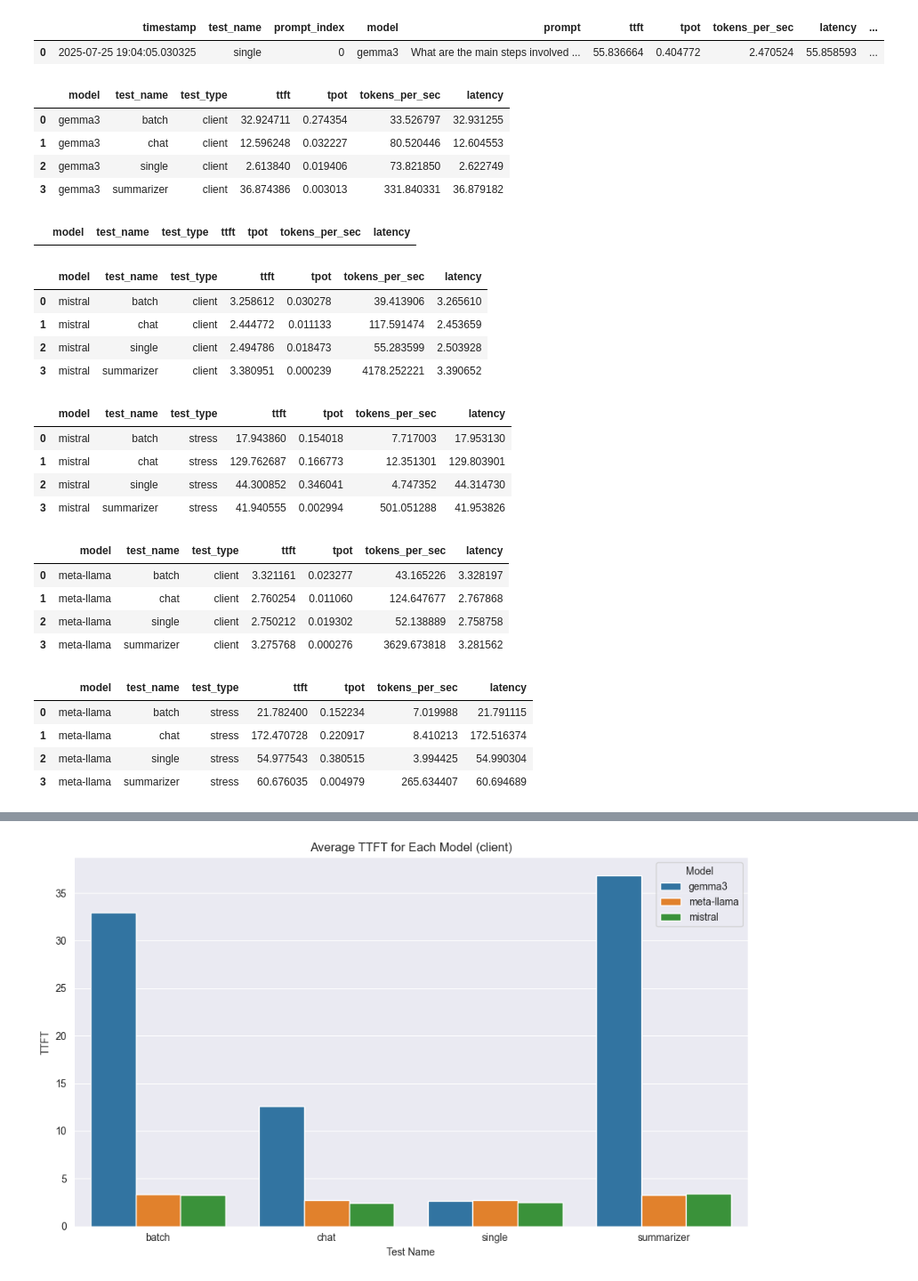
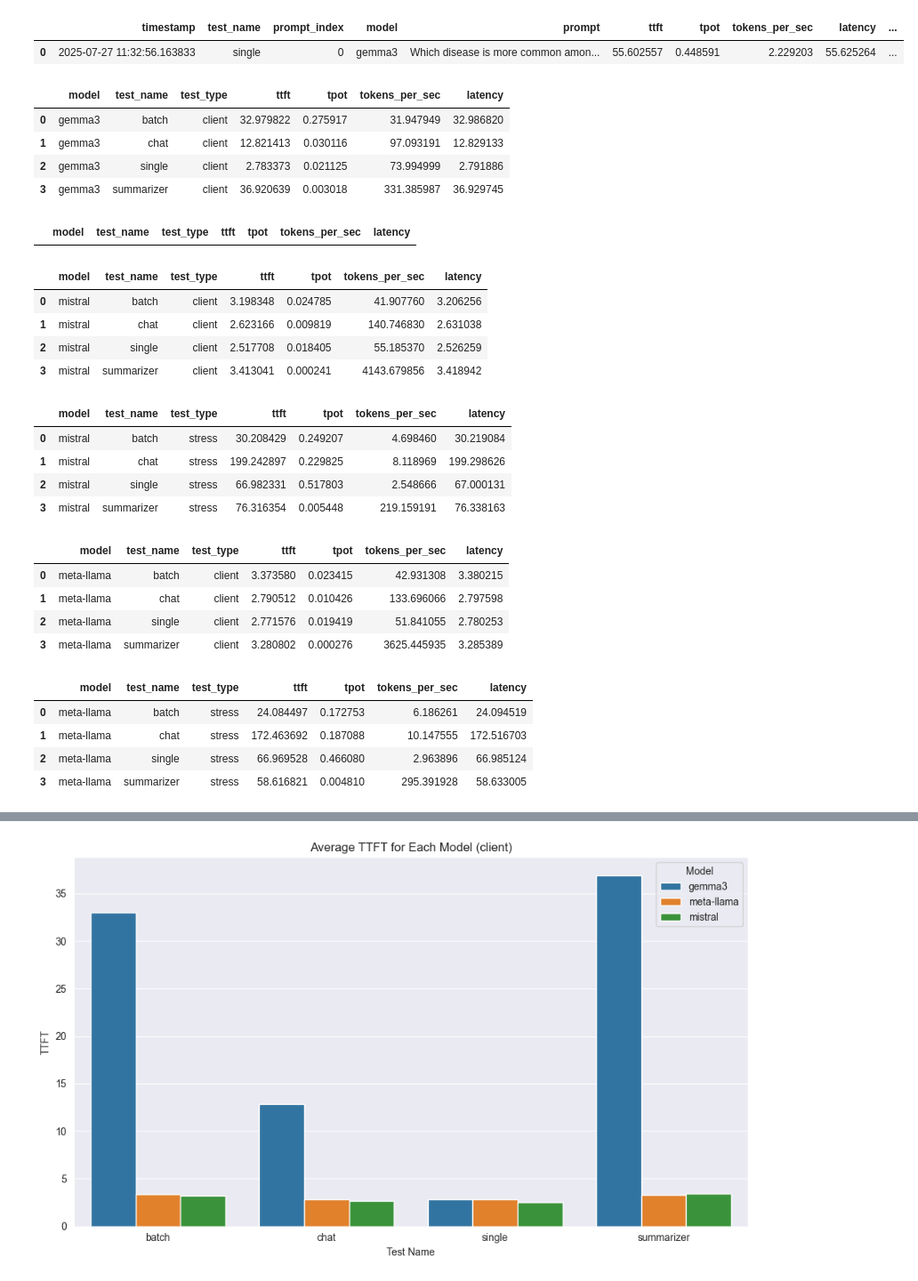
Before and after one commit to vanjaluk8/eksperiment_LLM, a Jupyter notebook: metrike/obrada_gotova/analiza_test2.ipynb, the cells around one changed output, grey strips where cells are left out. Shown at 89% size. Cells and saved outputs as stored; diff of their text form; code cells hidden in the pictures.

```diff
--- a/metrike/obrada_gotova/analiza_test2.ipynb
+++ b/metrike/obrada_gotova/analiza_test2.ipynb
@@ -1,36 +1,36 @@
 # %%
 # UČITAVANJE REZULTATA
 # Prilagodi imena CSV-ova!
 import pandas as pd
 
-df1 = pd.read_csv("prompts_single/1_prompt_test_results.csv")
-df2 = pd.read_csv("prompts_single/2_chat_test_results.csv")
-df3 = pd.read_csv("prompts_single/3_summarize_test_results.csv")
-df4 = pd.read_csv("prompts_single/4_batch_test_results.csv")
+df1 = pd.read_csv("../podaci/optimizirano/smoke/1_prompt_test_results.csv")
+df2 = pd.read_csv("../podaci/optimizirano/smoke/2_chat_test_results.csv")
+df3 = pd.read_csv("../podaci/optimizirano/smoke/3_summarize_test_results.csv")
+df4 = pd.read_csv("../podaci/optimizirano/smoke/4_batch_test_results.csv")
 
 user_df = pd.concat([df1, df2, df3, df4], ignore_index=True)
 
-dfa = pd.read_csv("locust/1_locust_prompt_test_results.csv")
-dfb = pd.read_csv("locust/2_locust_chat_test_results.csv")
-dfc = pd.read_csv("locust/3_locust_summarize_test_results.csv")
-dfd = pd.read_csv("locust/4_locust_batch_test_results.csv")
+dfa = pd.read_csv("../podaci/optimizirano/stress/1_prompt_test_results.csv")
+dfb = pd.read_csv("../podaci/optimizirano/stress/2_chat_test_results.csv")
+dfc = pd.read_csv("../podaci/optimizirano/stress/3_summarize_test_results.csv")
+dfd = pd.read_csv("../podaci/optimizirano/stress/4_batch_test_results.csv")
 
 
 locust_df = pd.concat([dfa, dfb, dfc, dfd], ignore_index=True)   # Pretpostavi ime datoteke
 
 user_df['test_type'] = 'client'
 locust_df['test_type'] = 'stress'
 
 # join user_df and locust_df
 df = pd.concat([user_df, locust_df], ignore_index=True)
 
 
 
 df.head(1)
 #df.groupby(['model', 'test_type', 'test_name']).size()
 # %% [output]
 |  | timestamp | test_name | prompt_index | model | prompt | ttft | tpot | tokens_per_sec | latency | ... |
-| 0 | 2025-07-25 19:04:05.030325 | single | 0 | gemma3 | What are the main steps involved ... | 55.836664 | 0.404772 | 2.470524 | 55.858593 | ... |
+| 0 | 2025-07-27 11:32:56.163833 | single | 0 | gemma3 | Which disease is more common amon... | 55.602557 | 0.448591 | 2.229203 | 55.625264 | ... |
 # %%
 import matplotlib.pyplot as plt
 import seaborn as sns
@@ -70,31 +70,31 @@ for model in models:
 stress_summary = summary[summary['test_type'] == 'stress']
 # %% [output]
 |  | model | test_name | test_type | ttft | tpot | tokens_per_sec | latency |
-| 0 | gemma3 | batch | client | 32.924711 | 0.274354 | 33.526797 | 32.931255 |
-| 1 | gemma3 | chat | client | 12.596248 | 0.032227 | 80.520446 | 12.604553 |
-| 2 | gemma3 | single | client | 2.613840 | 0.019406 | 73.821850 | 2.622749 |
-| 3 | gemma3 | summarizer | client | 36.874386 | 0.003013 | 331.840331 | 36.879182 |
+| 0 | gemma3 | batch | client | 32.979822 | 0.275917 | 31.947949 | 32.986820 |
+| 1 | gemma3 | chat | client | 12.821413 | 0.030116 | 97.093191 | 12.829133 |
+| 2 | gemma3 | single | client | 2.783373 | 0.021125 | 73.994999 | 2.791886 |
+| 3 | gemma3 | summarizer | client | 36.920639 | 0.003018 | 331.385987 | 36.929745 |
 |  | model | test_name | test_type | ttft | tpot | tokens_per_sec | latency |
 |  | model | test_name | test_type | ttft | tpot | tokens_per_sec | latency |
-| 0 | mistral | batch | client | 3.258612 | 0.030278 | 39.413906 | 3.265610 |
-| 1 | mistral | chat | client | 2.444772 | 0.011133 | 117.591474 | 2.453659 |
-| 2 | mistral | single | client | 2.494786 | 0.018473 | 55.283599 | 2.503928 |
-| 3 | mistral | summarizer | client | 3.380951 | 0.000239 | 4178.252221 | 3.390652 |
+| 0 | mistral | batch | client | 3.198348 | 0.024785 | 41.907760 | 3.206256 |
+| 1 | mistral | chat | client | 2.623166 | 0.009819 | 140.746830 | 2.631038 |
+| 2 | mistral | single | client | 2.517708 | 0.018405 | 55.185370 | 2.526259 |
+| 3 | mistral | summarizer | client | 3.413041 | 0.000241 | 4143.679856 | 3.418942 |
 |  | model | test_name | test_type | ttft | tpot | tokens_per_sec | latency |
-| 0 | mistral | batch | stress | 17.943860 | 0.154018 | 7.717003 | 17.953130 |
-| 1 | mistral | chat | stress | 129.762687 | 0.166773 | 12.351301 | 129.803901 |
-| 2 | mistral | single | stress | 44.300852 | 0.346041 | 4.747352 | 44.314730 |
-| 3 | mistral | summarizer | stress | 41.940555 | 0.002994 | 501.051288 | 41.953826 |
+| 0 | mistral | batch | stress | 30.208429 | 0.249207 | 4.698460 | 30.219084 |
+| 1 | mistral | chat | stress | 199.242897 | 0.229825 | 8.118969 | 199.298626 |
+| 2 | mistral | single | stress | 66.982331 | 0.517803 | 2.548666 | 67.000131 |
+| 3 | mistral | summarizer | stress | 76.316354 | 0.005448 | 219.159191 | 76.338163 |
 |  | model | test_name | test_type | ttft | tpot | tokens_per_sec | latency |
-| 0 | meta-llama | batch | client | 3.321161 | 0.023277 | 43.165226 | 3.328197 |
-| 1 | meta-llama | chat | client | 2.760254 | 0.011060 | 124.647677 | 2.767868 |
-| 2 | meta-llama | single | client | 2.750212 | 0.019302 | 52.138889 | 2.758758 |
-| 3 | meta-llama | summarizer | client | 3.275768 | 0.000276 | 3629.673818 | 3.281562 |
+| 0 | meta-llama | batch | client | 3.373580 | 0.023415 | 42.931308 | 3.380215 |
+| 1 | meta-llama | chat | client | 2.790512 | 0.010426 | 133.696066 | 2.797598 |
+| 2 | meta-llama | single | client | 2.771576 | 0.019419 | 51.841055 | 2.780253 |
+| 3 | meta-llama | summarizer | client | 3.280802 | 0.000276 | 3625.445935 | 3.285389 |
 |  | model | test_name | test_type | ttft | tpot | tokens_per_sec | latency |
-| 0 | meta-llama | batch | stress | 21.782400 | 0.152234 | 7.019988 | 21.791115 |
-| 1 | meta-llama | chat | stress | 172.470728 | 0.220917 | 8.410213 | 172.516374 |
-| 2 | meta-llama | single | stress | 54.977543 | 0.380515 | 3.994425 | 54.990304 |
-| 3 | meta-llama | summarizer | stress | 60.676035 | 0.004979 | 265.634407 | 60.694689 |
+| 0 | meta-llama | batch | stress | 24.084497 | 0.172753 | 6.186261 | 24.094519 |
+| 1 | meta-llama | chat | stress | 172.463692 | 0.187088 | 10.147555 | 172.516703 |
+| 2 | meta-llama | single | stress | 66.969528 | 0.466080 | 2.963896 | 66.985124 |
+| 3 | meta-llama | summarizer | stress | 58.616821 | 0.004810 | 295.391928 | 58.633005 |
 # %%
 import matplotlib.pyplot as plt
 import seaborn as sns
```
Also changed, not shown: parts of 3 cells of this notebook, 38 other files.
